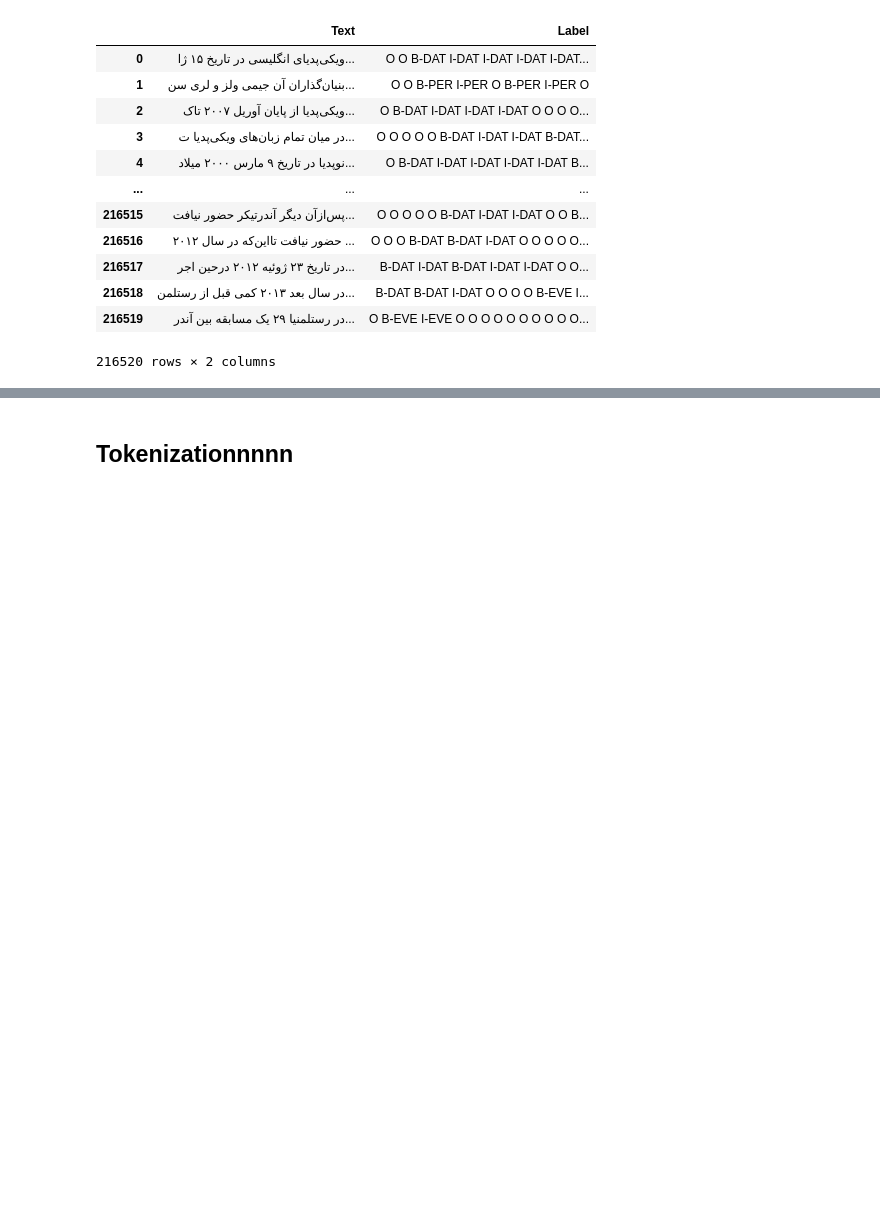
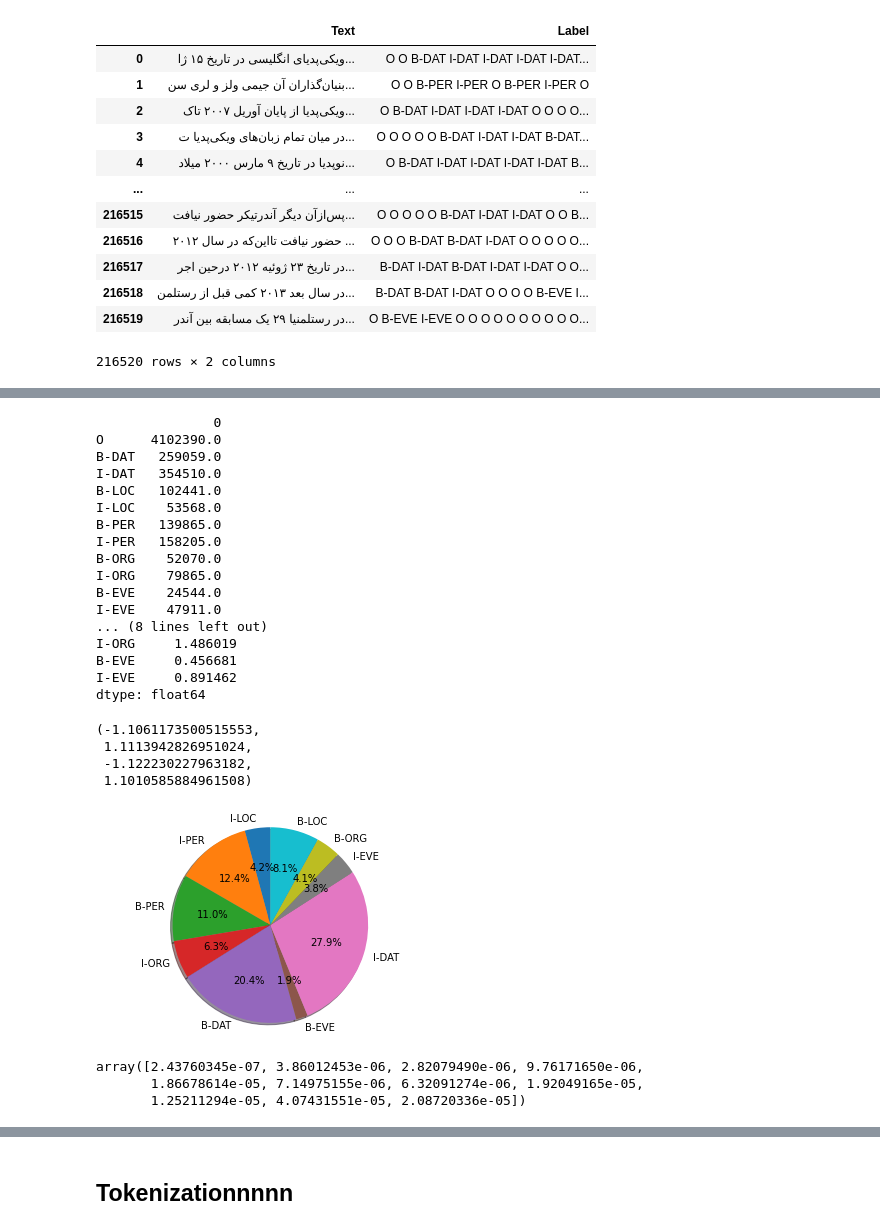
Before and after one commit to E-Ghafour/Persian-Name-Entitiy-Recognition-Ner-, a Jupyter notebook: Code/Persian_Name_Entitiy_Recognition.ipynb, the cells around one changed output, grey strips where cells are left out. Cells and saved outputs as stored; diff of their text form; code cells hidden in the pictures; blank space fills up the shorter version.

```diff
--- a/Code/Persian_Name_Entitiy_Recognition.ipynb
+++ b/Code/Persian_Name_Entitiy_Recognition.ipynb
@@ -463,3 +466,14 @@ dataSentences
 | 216518 | در سال بعد ۲۰۱۳ کمی قبل از رستلمن... | B-DAT B-DAT I-DAT O O O O B-EVE I... |
 | 216519 | در رستلمنیا ۲۹ یک مسابقه بین آندر... | O B-EVE I-EVE O O O O O O O O O O... |
 216520 rows × 2 columns
+# %%
+senLens = [len(sen.split(' ')) for sen in yLabel]
+senInfo = pd.DataFrame()
+list_classes = ['O', 'B-DAT', 'I-DAT', 'B-LOC', 'I-LOC', 'B-PER', 'I-PER', 'B-ORG', 'I-ORG', 'B-EVE', 'I-EVE']
+senInfo['Lens'] = senLens
+for i in list_classes:
+  senInfo[i] = list(dataSentences['Label'].str.count(i))
+
+senInfo['NE_Count'] = senInfo['Lens'] - senInfo['O']
+senInfo['NE/Len'] = senInfo['NE_Count'] / (senInfo['Lens']) * 100
+senInfo
@@ -465,0 +494,42 @@ dataSentences
+# %%
+ne_Count = senInfo.sum(axis = 0)
+ne_Count = ne_Count[1:12]
+print(pd.DataFrame(ne_Count))
+print(ne_Count / sum(ne_Count.values)*100)
+ne_Count = ne_Count[1:12]
+ne_Count = shuffle(ne_Count)
+fig1, ax1 = plt.subplots()
+ax1.pie(ne_Count.values, labels=ne_Count.keys(), autopct='%1.1f%%',shadow=True, startangle=90)
+ax1.axis('equal')
+# %% [output]
+               0
+O      4102390.0
+B-DAT   259059.0
+I-DAT   354510.0
+B-LOC   102441.0
+I-LOC    53568.0
+B-PER   139865.0
+I-PER   158205.0
+B-ORG    52070.0
+I-ORG    79865.0
+B-EVE    24544.0
+I-EVE    47911.0
+... (8 lines left out)
+I-ORG     1.486019
+B-EVE     0.456681
+I-EVE     0.891462
+dtype: float64
+(-1.1061173500515553,
+ 1.1113942826951024,
+ -1.122230227963182,
+ 1.1010585884961508)
+[figure, added]
+# %%
+weightClass = senInfo.sum(axis = 0)
+weightClass = weightClass[1:12]
+weightClass = 1 / weightClass
+weightClass.values
+# %% [output]
+array([2.43760345e-07, 3.86012453e-06, 2.82079490e-06, 9.76171650e-06,
+       1.86678614e-05, 7.14975155e-06, 6.32091274e-06, 1.92049165e-05,
+       1.25211294e-05, 4.07431551e-05, 2.08720336e-05])
```
Also changed, not shown: parts of 73 cells of this notebook.
